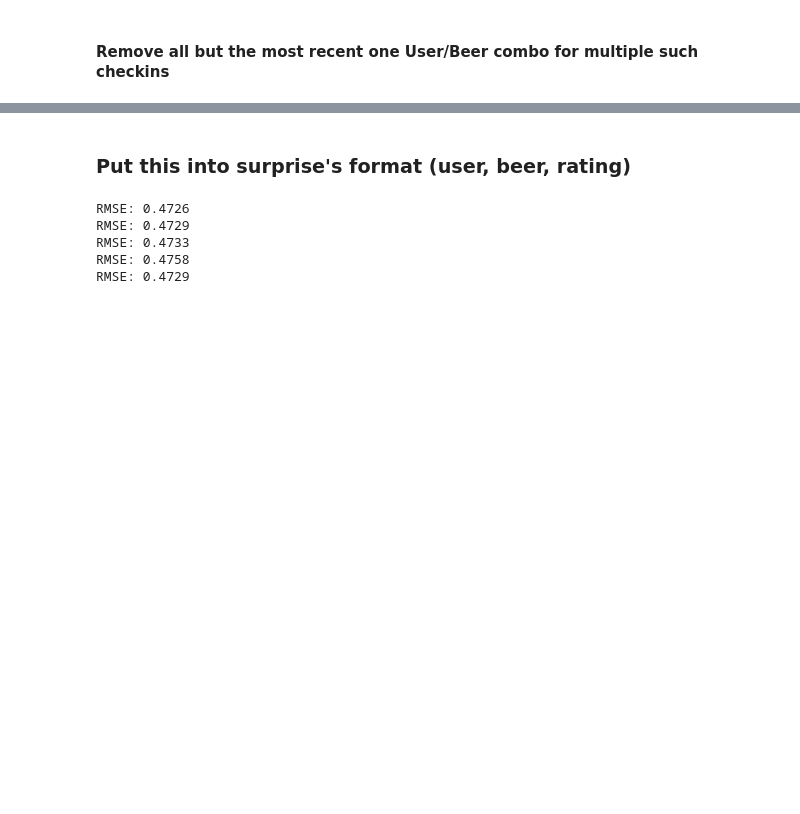
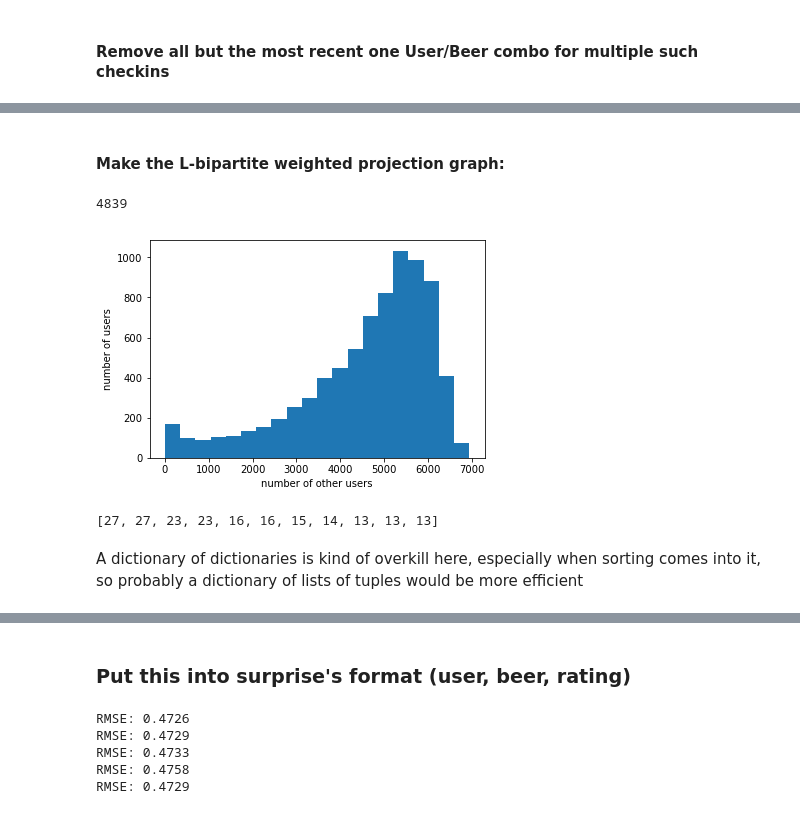
Before and after one commit to ebhtra/springboard, a Jupyter notebook: capstone_1/Results.ipynb, the cells around one changed output, grey strips where cells are left out. Drawn from its saved outputs; the diff is of its cells as text; code cells hidden in the pictures; blank space fills up the shorter version.

```diff
--- a/capstone_1/Results.ipynb
+++ b/capstone_1/Results.ipynb
@@ -18,0 +60,7 @@ df.shape  # remaining from 1.42M prev
+# %%
+udict = {uid:dict() for uid in df.neg_user_id.unique()}
+bdict = {bid:dict() for bid in df.beer_id.unique()}
+# %%
+for checkin in zip(df.neg_user_id, df.beer_id, df.rating_user):
+    udict[checkin[0]][checkin[1]] = checkin[2]
+    bdict[checkin[1]][checkin[0]] = checkin[2]
@@ -18,0 +99,2 @@ df.shape  # remaining from 1.42M prev
+# %% [markdown]
+#### Make the L-bipartite weighted projection graph:
@@ -18,0 +103,32 @@ df.shape  # remaining from 1.42M prev
+# %%
+# this will show how many in-common beers each user has with
+## each other user who has at least one in common
+shared = {u: defaultdict(int) for u in df.neg_user_id.unique()}
+# %%
+# this takes about a minute, with the nested loops, but seems messy otherwise
+for u1 in udict:
+    # loop thru all checkins by u1
+    for b in udict[u1]:
+        # mark where a common beer was rated
+        for u2 in bdict[b]:
+            shared[u1][u2] += 1
+    # remove self-edges
+    del shared[u1][u1]
+# %%
+len(shared[-206343])
+# %% [output]
+4839
+# %%
+# how many other users have at least 1 rated beer in common with a user
+plt.hist([len(shared[user]) for user in shared], bins=20)
+plt.xlabel('number of other users')
+plt.ylabel('number of users');
+# %% [output]
+[figure, added]
+# %%
+# how many shared items with the most similar users
+sorted(shared[-206343].values(), reverse=True)[:11]
+# %% [output]
+[27, 27, 23, 23, 16, 16, 15, 14, 13, 13, 13]
+# %% [markdown]
+A dictionary of dictionaries is kind of overkill here, especially when sorting comes into it, so probably a dictionary of lists of tuples would be more efficient
```
Also changed, not shown: parts of 43 cells of this notebook.
